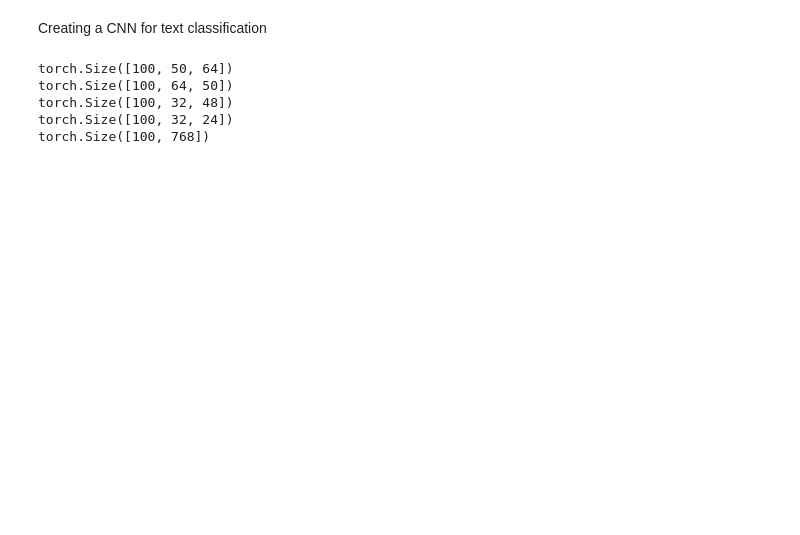
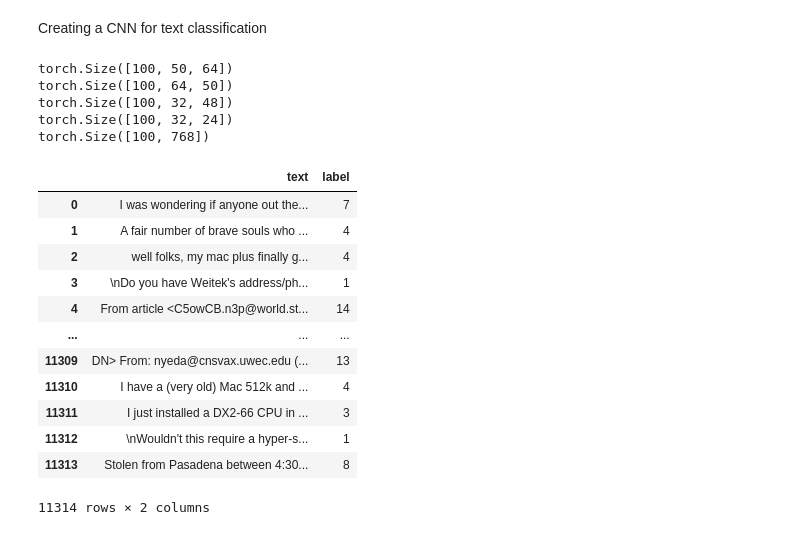
Before and after one commit to Hr15h1/da_cnn_assignment, a Jupyter notebook: cnn_01.ipynb, the cells around one changed output. Drawn from its saved outputs; the diff is of its cells as text; code cells hidden in the pictures; blank space fills up the shorter version.

```diff
--- a/cnn_01.ipynb
+++ b/cnn_01.ipynb
@@ -127,3 +186,21 @@ class TextClassifier(nn.Module):
         x = self.sigmoid(x)
 
         return x
+# %%
+dataset_df = pd.DataFrame({'text': dataset.data, 'label': dataset.target})
+# %%
+dataset_df
+# %% [output]
+|  | text | label |
+| 0 | I was wondering if anyone out the... | 7 |
+| 1 | A fair number of brave souls who ... | 4 |
+| 2 | well folks, my mac plus finally g... | 4 |
+| 3 | \nDo you have Weitek's address/ph... | 1 |
+| 4 | From article <C5owCB.n3p@world.st... | 14 |
+| ... | ... | ... |
+| 11309 | DN> From: nyeda@cnsvax.uwec.edu (... | 13 |
+| 11310 | I have a (very old) Mac 512k and ... | 4 |
+| 11311 | I just installed a DX2-66 CPU in ... | 3 |
+| 11312 | \nWouldn't this require a hyper-s... | 1 |
+| 11313 | Stolen from Pasadena between 4:30... | 8 |
+11314 rows × 2 columns
```
Also changed, not shown: parts of 7 cells of this notebook.
